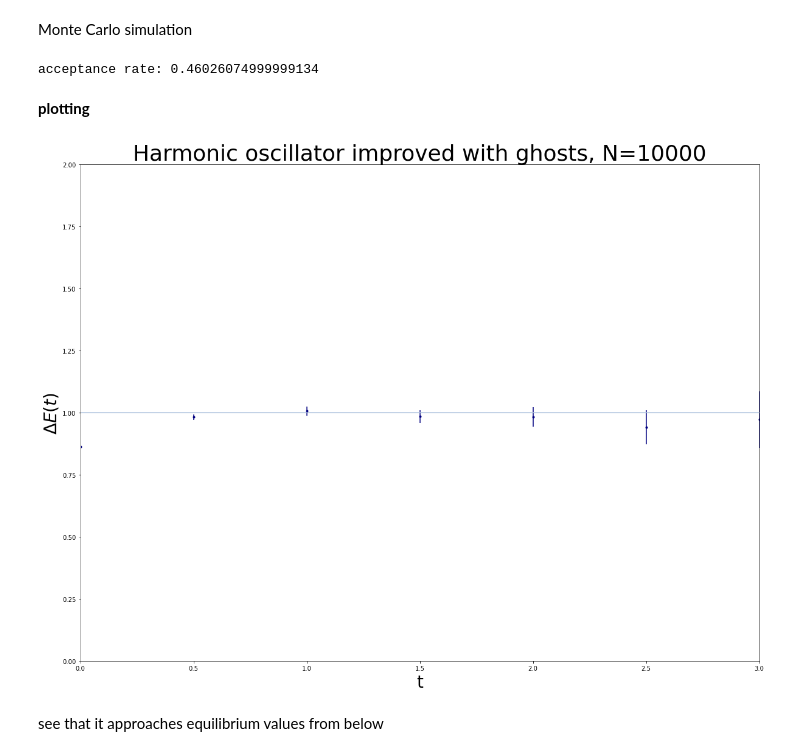
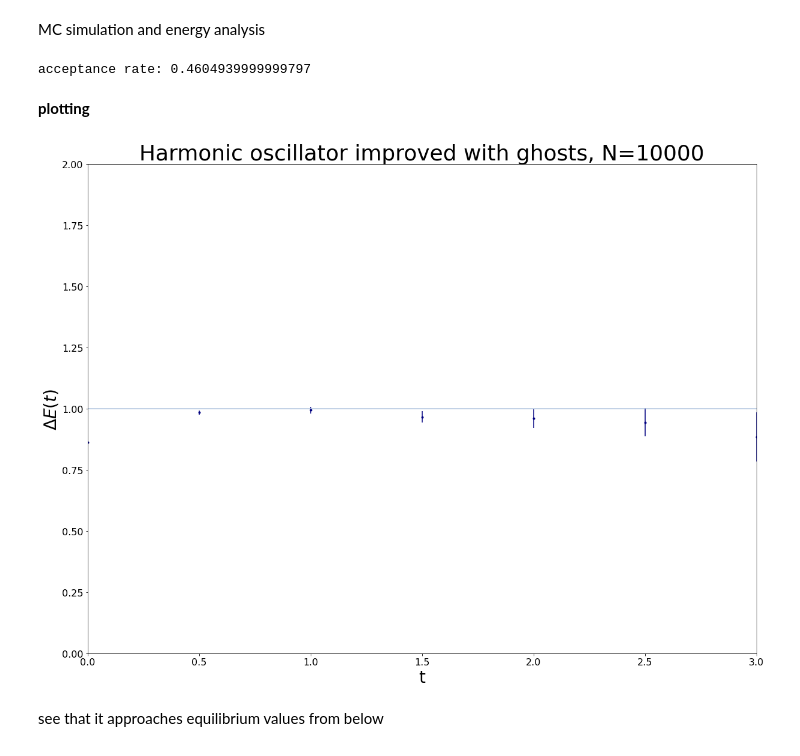
Before and after one commit to fontana-g/latticeQCD_for_novices, a Jupyter notebook: harmonic_oscillator_imp_ghosts.ipynb, the cells around one changed output. Saved outputs shown, nothing was run; the diff lists cells and outputs as text; code cells hidden in the pictures.

```diff
--- a/harmonic_oscillator_imp_ghosts.ipynb
+++ b/harmonic_oscillator_imp_ghosts.ipynb
@@ -58,7 +62,7 @@ def update(x,m,a,epsilon):
 # %%
 def computeG(x,n): #compute G_n
     g=0
-    N=len(x)
+    #N=len(x)
     for i in range(N):
         g+=x[i]*x[(i+n)%N]
     return g/N
@@ -65,28 +71,27 @@ def computeG(x,n): #compute G_n
 # %%
 def MCaverage(x,G,N_corr,N_cf):
-    N=len(x)
+
     accepted=0
     for j in range(10*N_corr):
-        #accepted+=
         update(x,m,a,epsilon)
-    #accepted=accepted/(10*N_corr)
+    accepted=accepted/(10*N_corr)
     for alpha in range(N_cf):
         for i in range(N_corr):
             accepted+=update(x,m,a,epsilon)
         for n in range(N):
             G[alpha][n] = computeG(x,n)
     accepted=accepted/(N_cf*N_corr)
-    #in the end we have a matrix with N_cf rows and len(x) columns
-    #we have to compute averages summing over alphas
+
+    #bootstrap copies and averages
     G_sim[0]=G
     for k in range(1,N_stat):
         G_sim[k]=bootstrap(G)
-    #G_avgs=[]
+
     for k in range(N_stat):
         for n in range(N):
             avg=0
             for alpha in range(N_cf):
                 G_avgs[n][k]+=G_sim[k][alpha][n]
             G_avgs[n][k]=G_avgs[n][k]/N_cf
-    #print(f"averages: {G_avgs}")
+
     return G_avgs,accepted
@@ -93,12 +102,13 @@ def MCaverage(x,G,N_corr,N_cf):
 # %%
-#returns an array of averages of length N [Gavg0, ..., Gavg(N-1)]
 def DeltaE(G_avgs):
+    energy=np.zeros((N-1,N_stat),np.float64)
+    time=np.zeros(N-1,np.float64)
     for k in range(N_stat):
         for n in range(N-1):
-            dE[n][k] =np.log(np.abs(G_avgs[n][k]/G_avgs[n+1][k]))/a
+            energy[n][k] =np.log(np.abs(G_avgs[n][k]/G_avgs[n+1][k]))/a
             #np.log(np.divide(G_avgs[:-1],G_avgs[1:]))
-            t[n]=n*a
-            #exact[n]=1
-    return dE
+            time[n]=n*a
+
+    return energy,time
 # %%
 def stat_analysis(dE):
@@ -140,32 +143,32 @@ error_dE=np.zeros(N-1,np.float64)
 error_DE=np.zeros(N-1,np.float64)
 t=np.zeros(N-1,np.float64)
-# %% [markdown]
-Monte Carlo simulation
+# %% [markdown]
+MC simulation and energy analysis
 # %%
 MC_avg=0
 accept_rate=0
 
 MC_avg,accept_rate=MCaverage(x,G,N_cor,N_cf)
-DE=DeltaE(MC_avg)
+DE,t=DeltaE(MC_avg)
 mean_DE,error_DE=stat_analysis(DE)
 print("acceptance rate: "+str(accept_rate))
 # %% [output]
-acceptance rate: 0.46026074999999134
+acceptance rate: 0.4604939999999797
 # %% [markdown]
 **plotting**
 # %%
-plt.figure(figsize=(20,15)) # 10 is width, 7 is height
+plt.figure(figsize=(20,15))
 plt.title('Harmonic oscillator improved with ghosts, N='+str(N_cf),fontsize=36)
 plt.errorbar(t,mean_DE,yerr=error_DE,fmt='.',color='navy',label='numeric')
 plt.xlabel(r"t",fontsize=28)
 plt.ylabel(r"$\Delta E(t)$",fontsize=28)
-plt.xlim(0, 3)
-plt.ylim(0,2)
+plt.xticks(fontsize=16)
+plt.yticks(fontsize=16)
+plt.axis([0,3,0,2])
 plt.axhline(y=1, color='lightsteelblue', linestyle='-')
-#plt.plot(xaxis,yaxis,'o', markersize= 4)
 
 plt.show()
 # %% [output]
-[figure, old version]
+[figure, new version]
 # %% [markdown]
 see that it approaches equilibrium values from below
```
Also changed, not shown: parts of 20 cells of this notebook, 2 other files.
